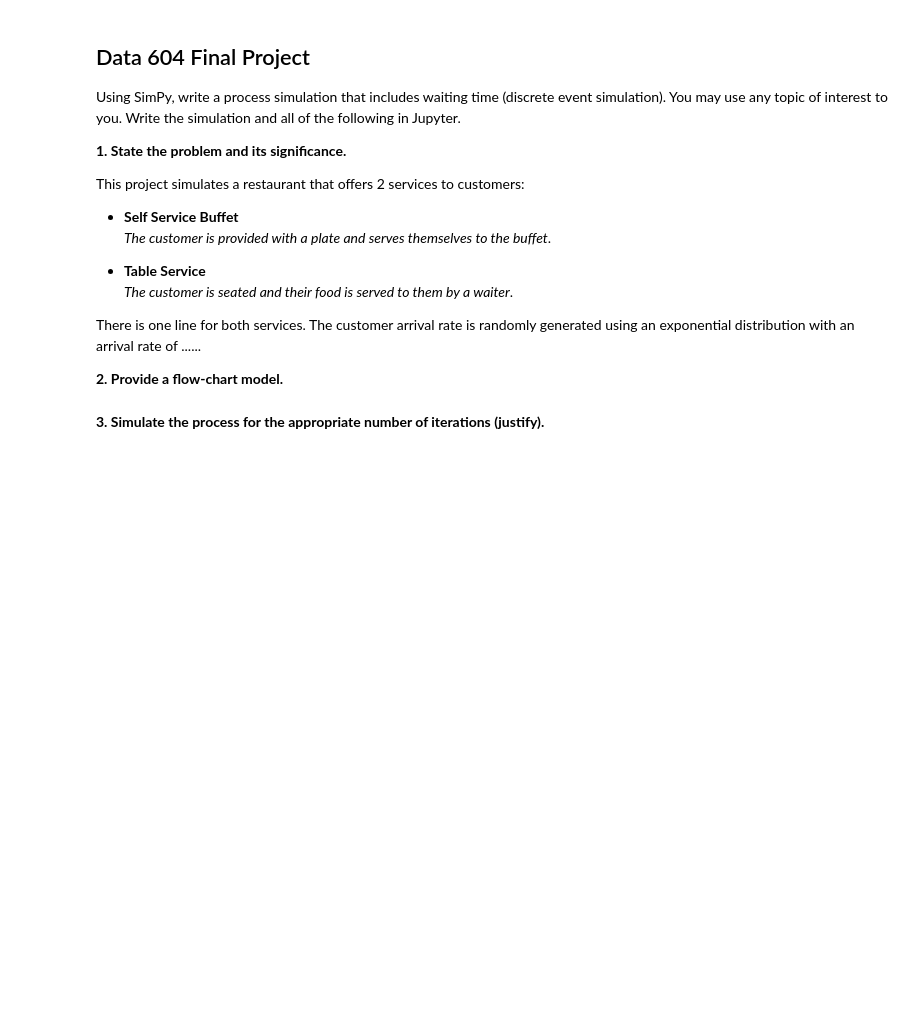
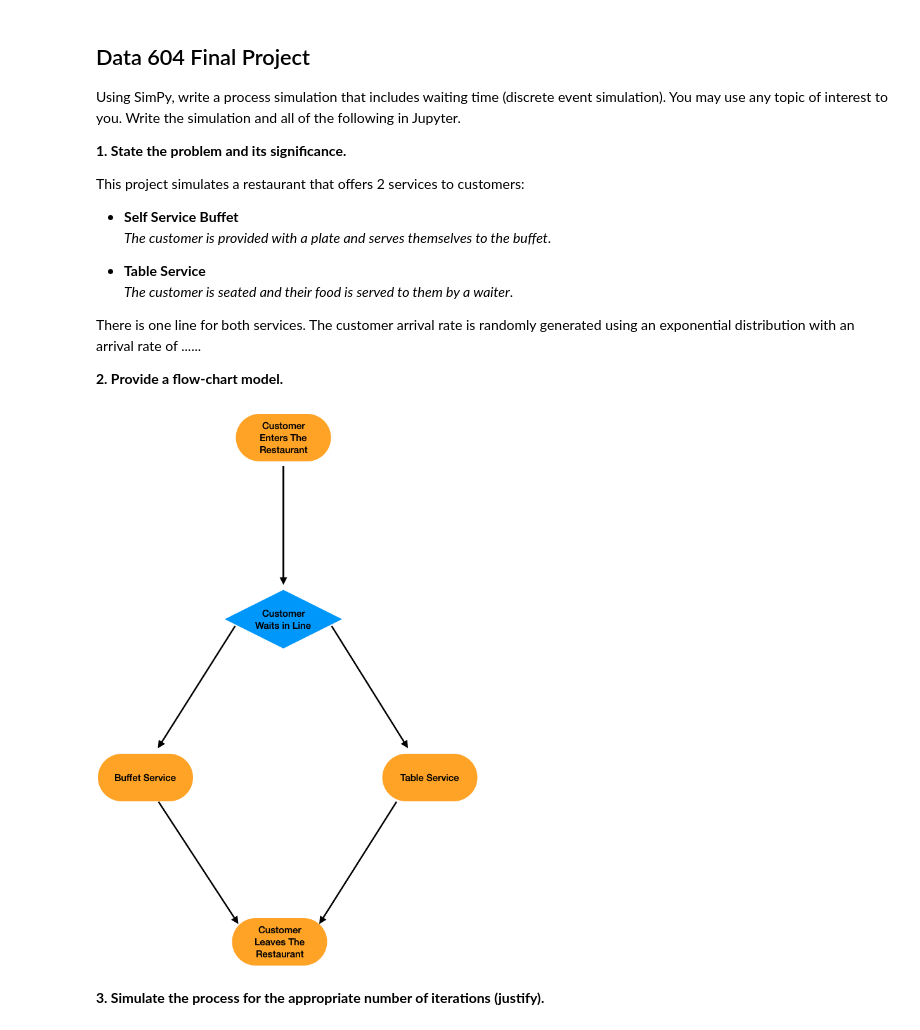
Before and after one commit to stephen-haslett/data604, a Jupyter notebook: SHaslettFinalProject/SHaslettFinalProject.ipynb, the cells around one changed output. Drawn from its saved outputs; the diff is of its cells as text; code cells hidden in the pictures; blank space fills up the shorter version.

```diff
--- a/SHaslettFinalProject/SHaslettFinalProject.ipynb
+++ b/SHaslettFinalProject/SHaslettFinalProject.ipynb
@@ -18,6 +18,11 @@ There is one line for both services. The customer arrival rate is randomly gener
 
 
 **2.  Provide a flow-chart model.**
+# %%
+from IPython.display import Image
+Image(filename = "figs/SimulationFlowChart.png", width = 400, height = 200)
+# %% [output]
+[figure, added]
 # %% [markdown]
 **3.  Simulate the process for the appropriate number of iterations (justify).**
 # %%
```
Also changed, not shown: 1 other file.
